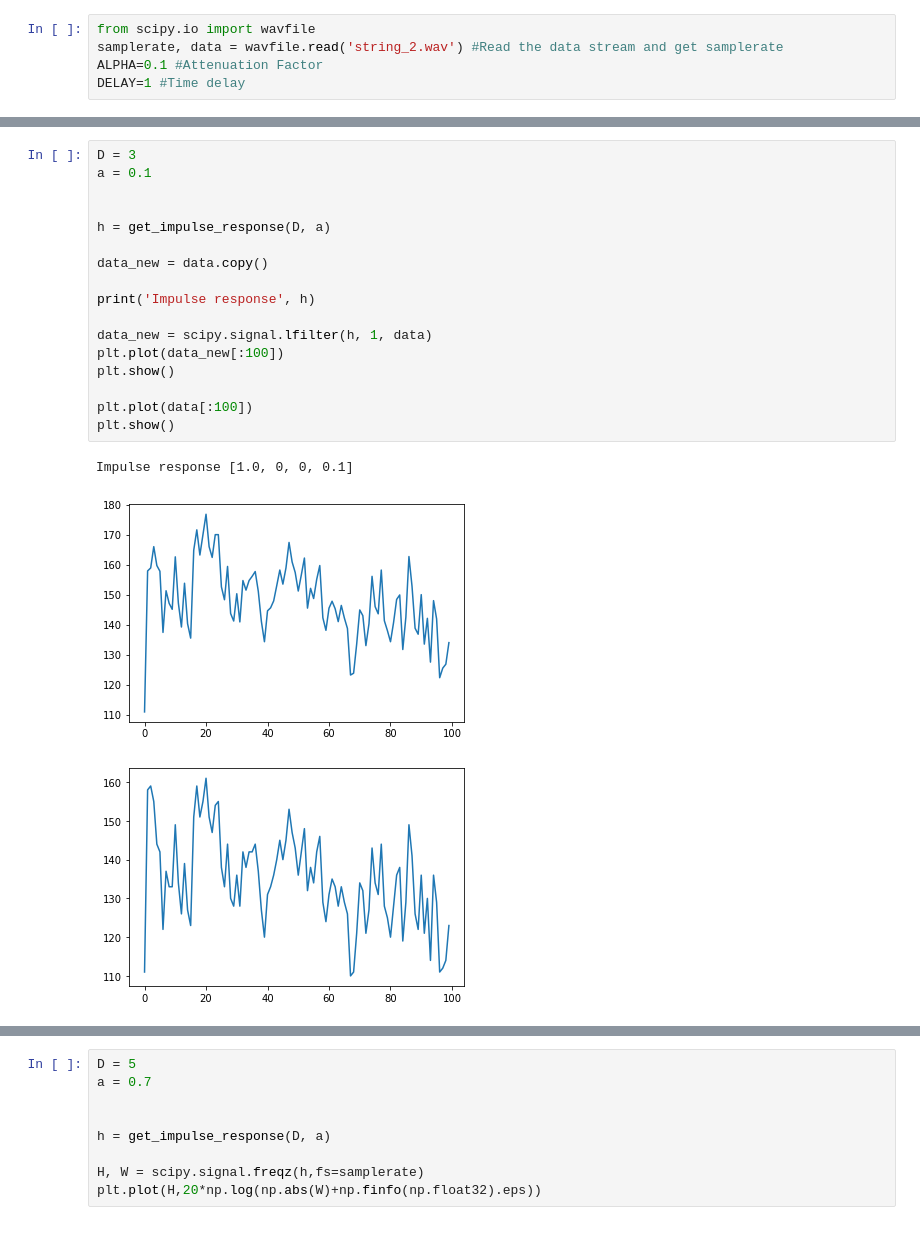
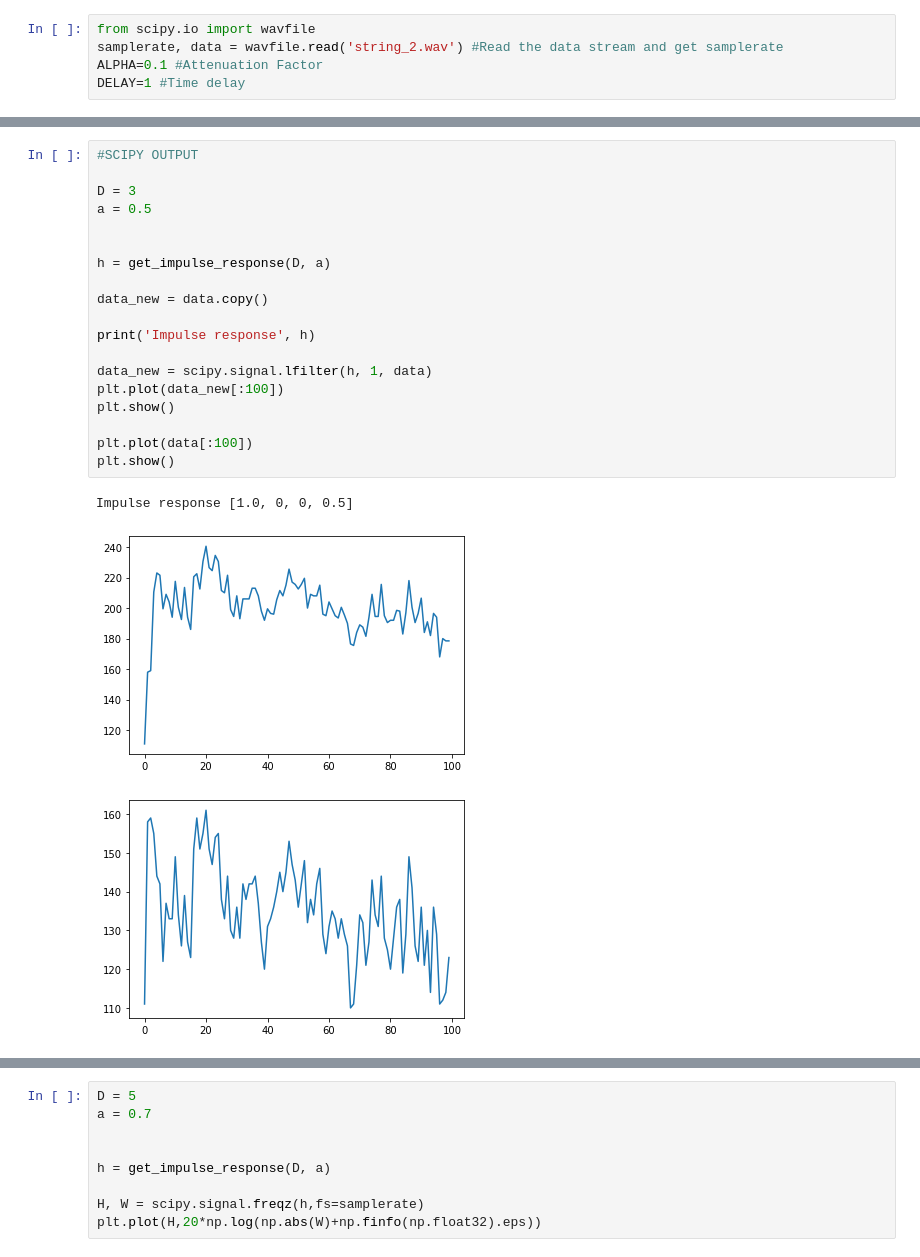
Before and after one commit to lyshuga/Signal_processing, a Jupyter notebook: Filtering/FIRFilter.ipynb, the cells around one changed output, grey strips where cells are left out. Saved outputs shown, nothing was run; the diff lists cells and outputs as text.

```diff
--- a/Filtering/FIRFilter.ipynb
+++ b/Filtering/FIRFilter.ipynb
@@ -86,22 +99,24 @@ def get_impulse_response(D, a):
 # %%
+#SCIPY OUTPUT
+
 D = 3
-a = 0.1
+a = 0.5
 
 
 h = get_impulse_response(D, a)
 
 data_new = data.copy()
 
 print('Impulse response', h)
 
 data_new = scipy.signal.lfilter(h, 1, data)
 plt.plot(data_new[:100])
 plt.show()
 
 plt.plot(data[:100])
 plt.show()
 # %% [output]
-Impulse response [1.0, 0, 0, 0.1]
+Impulse response [1.0, 0, 0, 0.5]
-[figure, old version]
+[figure, new version]
 [figure]
 # %%
```
Also changed, not shown: parts of 18 cells of this notebook, 4 other files.
